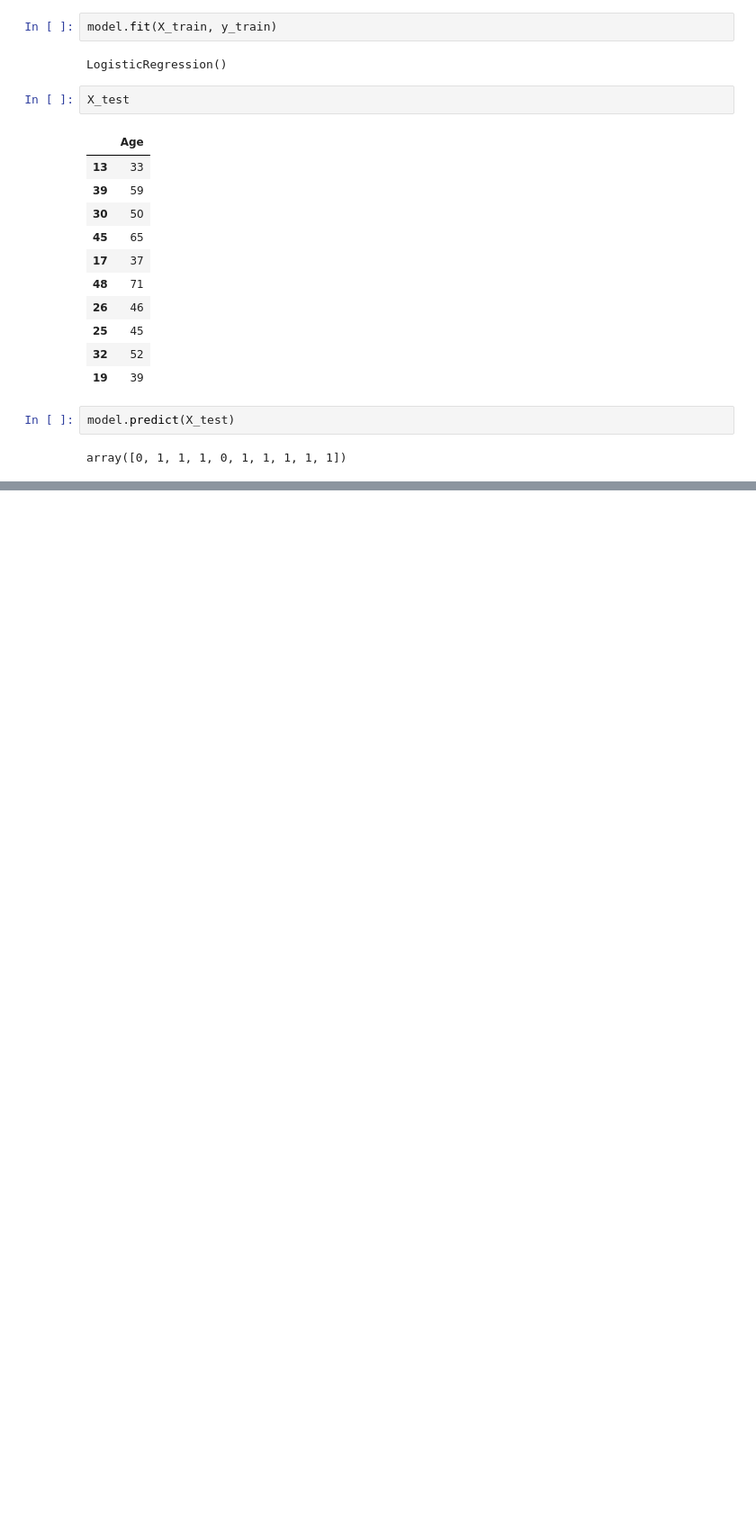
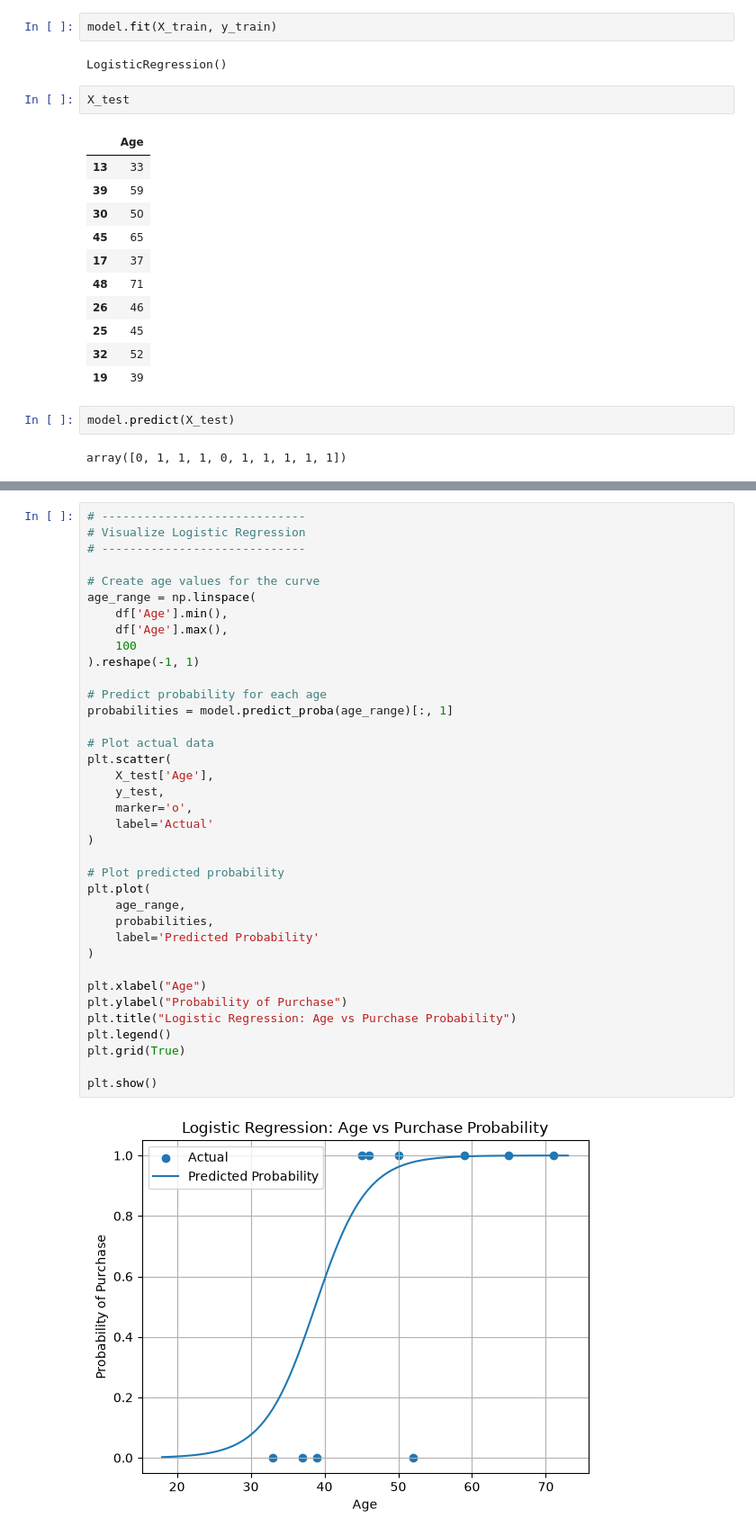
Before and after one commit to sabahat-warraich/Diabetes-Disease-Progression-Prediction-using-Linear-Regression, a Jupyter notebook: logisticReg.ipynb, the cells around one changed output, grey strips where cells are left out. Shown at 90% size. Drawn from its saved outputs; the diff is of its cells as text; blank space fills up the shorter version.

```diff
--- a/logisticReg.ipynb
+++ b/logisticReg.ipynb
@@ -59,0 +62,39 @@ array([[8.37777935e-01, 1.62222065e-01],
+# %%
+# -----------------------------
+# Visualize Logistic Regression
+# -----------------------------
+
+# Create age values for the curve
+age_range = np.linspace(
+    df['Age'].min(),
+    df['Age'].max(),
+    100
+).reshape(-1, 1)
+
+# Predict probability for each age
+probabilities = model.predict_proba(age_range)[:, 1]
+
+# Plot actual data
+plt.scatter(
+    X_test['Age'],
+    y_test,
+    marker='o',
+    label='Actual'
+)
+
+# Plot predicted probability
+plt.plot(
+    age_range,
+    probabilities,
+    label='Predicted Probability'
+)
+
+plt.xlabel("Age")
+plt.ylabel("Probability of Purchase")
+plt.title("Logistic Regression: Age vs Purchase Probability")
+plt.legend()
+plt.grid(True)
+
+plt.show()
+# %% [output]
+[figure, added]
```
Also changed, not shown: parts of 3 cells of this notebook, 1 other file.
